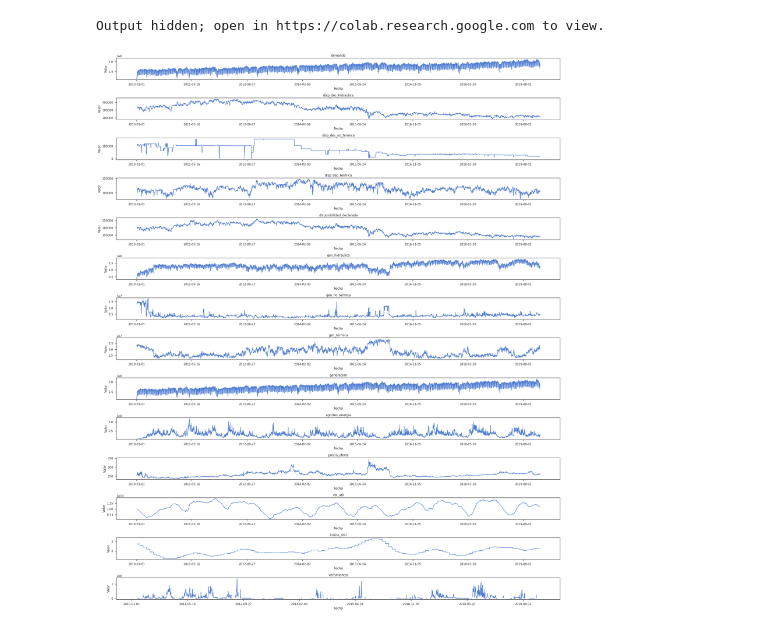
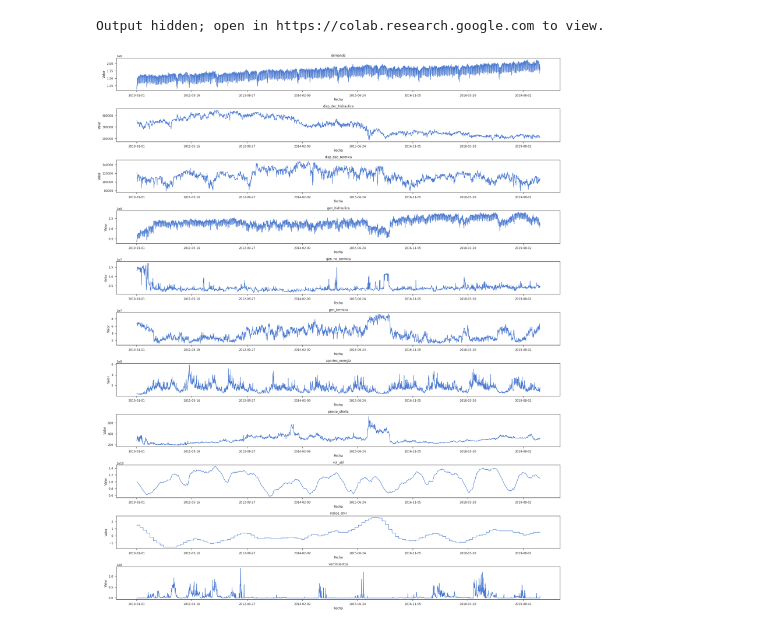
Before and after one commit to cjusquini/MonografiaUdeA, a Jupyter notebook: 3_EDA.ipynb, the cells around one changed output. Cells and saved outputs as stored; diff of their text form; code cells hidden in the pictures.

```diff
--- a/3_EDA.ipynb
+++ b/3_EDA.ipynb
@@ -203,0 +188,3 @@ memory usage: 256.8+ KB
+# %%
+df_filtrado = pd.read_csv(os.path.join(abspath,"datasets", "procesado", "2_dataset_procesado.csv"))
+df_filtrado = df_filtrado.set_index('fecha')
@@ -203,0 +225,5 @@ memory usage: 256.8+ KB
+# %%
+columnas_eliminar = ['generacion', 'disp_dec_no_termica', 'disponibilidad_declarada']
+df_filtrado = df_filtrado.drop(columns = columnas_eliminar, axis= 1) #3_dataset_filtrado.() #3_dataset_filtrado
+df_filtrado.head(3)
+df_filtrado.to_csv(os.path.join(abspath,"datasets", "procesado","3_dataset_filtrado.csv"))
@@ -211,26 +245,26 @@ plt.show()
 Output hidden; open in https://colab.research.google.com to view.
 # %%
 # Configurar las filas y columnas para los subplots
-num_rows = len(df.columns) - 1 # // 1 + 1  # Calcular el número de filas necesario para los subgráficos
+num_rows = len(df_filtrado.columns) - 1 # // 1 + 1  # Calcular el número de filas necesario para los subgráficos
 num_cols = 1  # Puedes cambiar este número si deseas mostrar más columnas
 
 # Crear los subplots
 fig, axes = plt.subplots(num_rows, num_cols, figsize=(25, 30))
 plt.subplots_adjust(top=0.9)  # Adjust the value as per your requirement
 
 # Iterar sobre cada columna y crear un subplot
-for i, columna in enumerate(df[[column for column in df.columns if "precio_bolsa" not in column.lower()]].columns):
+for i, columna in enumerate(df_filtrado[[column for column in df_filtrado.columns if "precio_bolsa" not in column.lower()]].columns):
     row = i# // num_cols
     col = i# % num_cols
     ax = axes[row]#, col]
-    df[columna].plot(ax=ax)
+    df_filtrado[columna].plot(ax=ax)
     ax.set_title(columna)
     ax.set_xlabel('Fecha')
     ax.set_ylabel('Valor')
 
 
 # Ajustar el diseño y mostrar los subplots
 plt.tight_layout()
 plt.show()
 # %% [output]
-[figure, old version]
+[figure, new version]
```
Also changed, not shown: parts of 13 cells of this notebook, 16 other files.
